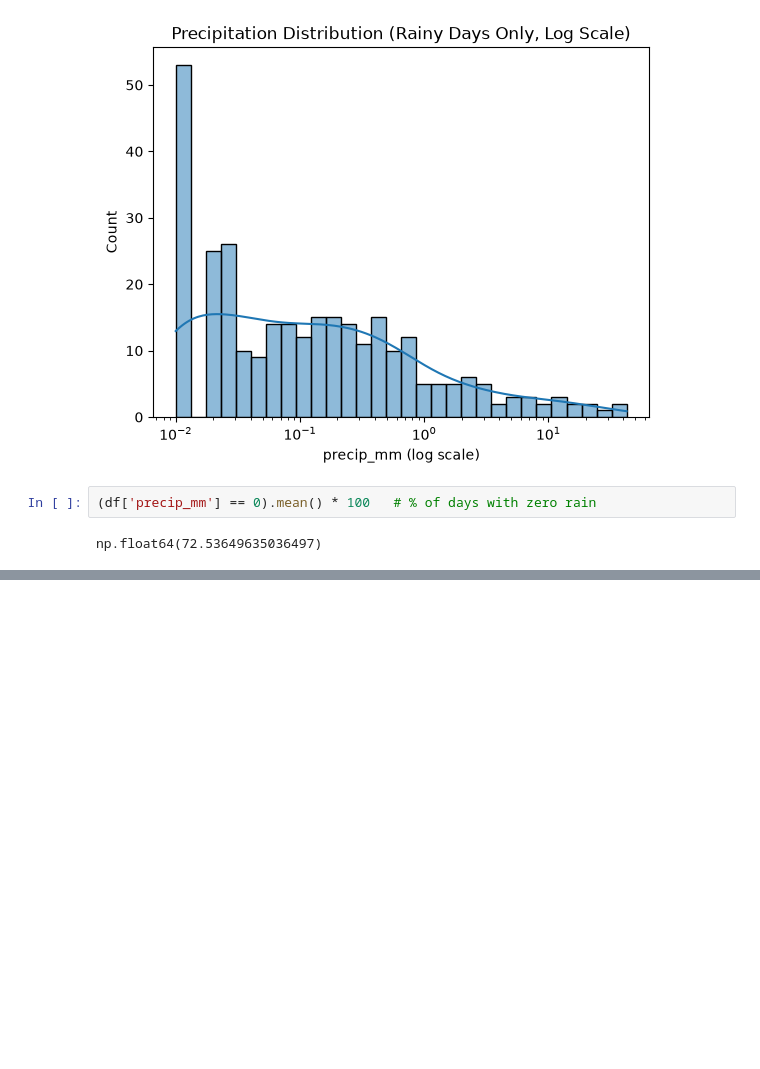
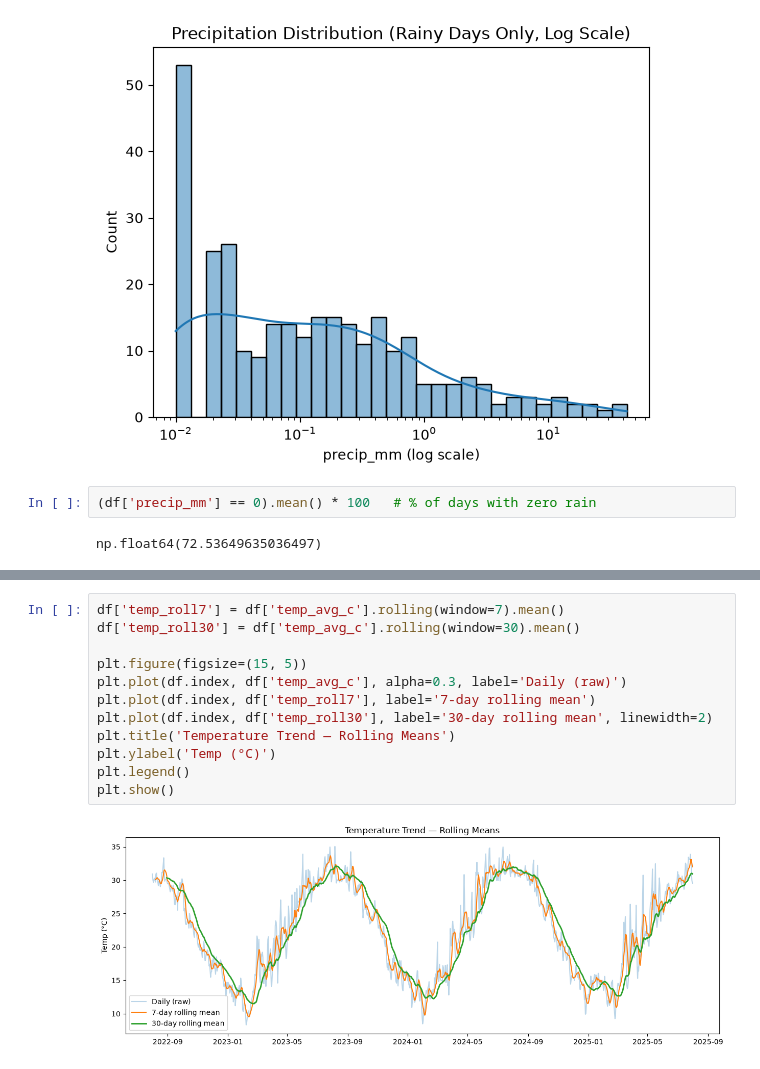
Before and after one commit to ammar-abdelghany30/Weather-Time-Series-Forecasting, a Jupyter notebook: Notebooks/WeatherData_EDA.ipynb, the cells around one changed output, grey strips where cells are left out. Drawn from its saved outputs; the diff is of its cells as text; blank space fills up the shorter version.

```diff
--- a/Notebooks/WeatherData_EDA.ipynb
+++ b/Notebooks/WeatherData_EDA.ipynb
@@ -105,0 +135,14 @@ np.float64(72.53649635036497)
+# %%
+df['temp_roll7'] = df['temp_avg_c'].rolling(window=7).mean()
+df['temp_roll30'] = df['temp_avg_c'].rolling(window=30).mean()
+
+plt.figure(figsize=(15, 5))
+plt.plot(df.index, df['temp_avg_c'], alpha=0.3, label='Daily (raw)')
+plt.plot(df.index, df['temp_roll7'], label='7-day rolling mean')
+plt.plot(df.index, df['temp_roll30'], label='30-day rolling mean', linewidth=2)
+plt.title('Temperature Trend — Rolling Means')
+plt.ylabel('Temp (°C)')
+plt.legend()
+plt.show()
+# %% [output]
+[figure, added]
```
Also changed, not shown: parts of 26 cells of this notebook.
